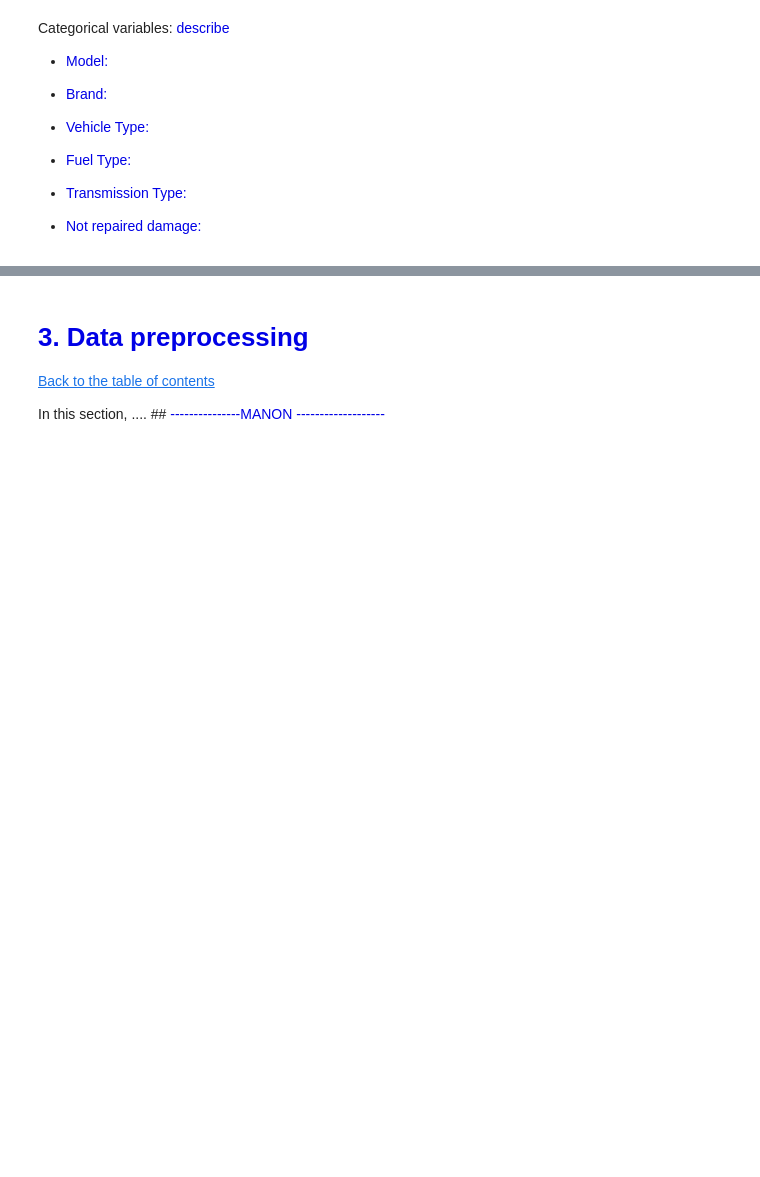
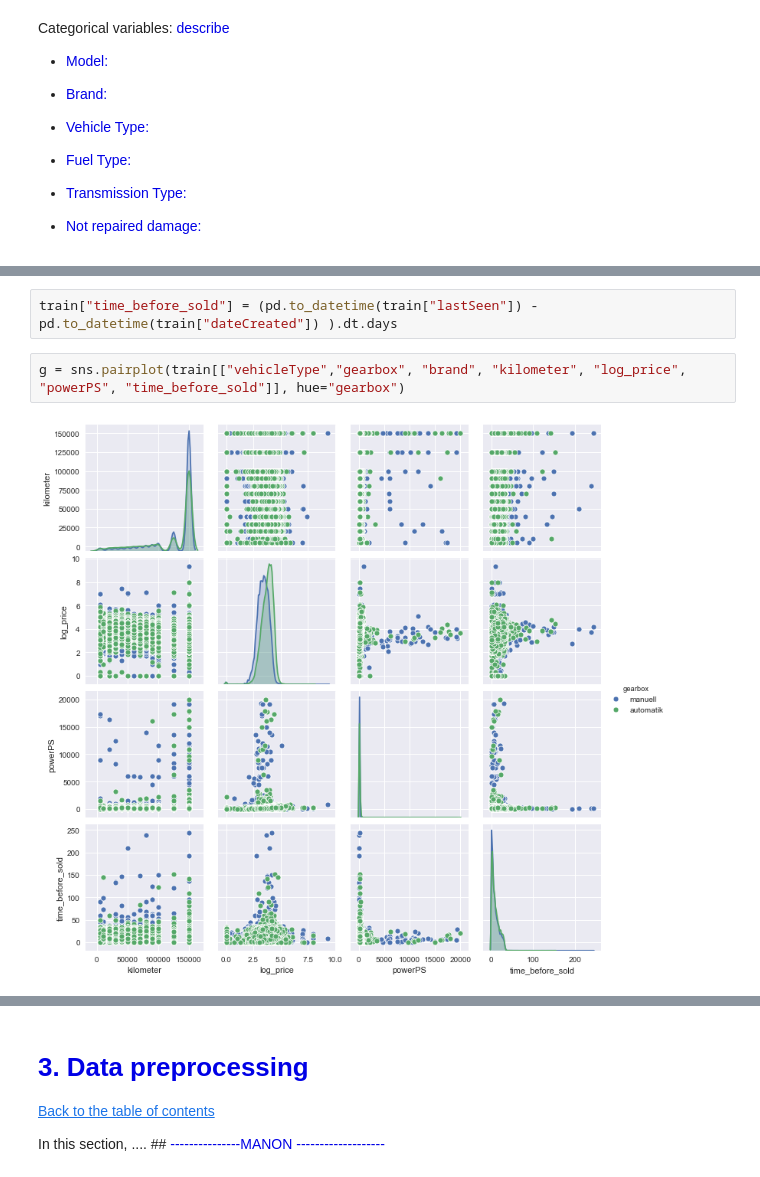
Before and after one commit to katymq/used_car_price_prediction-1, a Jupyter notebook: Used_Car_Price_starting_kit.ipynb, the cells around one changed output, grey strips where cells are left out. Saved outputs shown, nothing was run; the diff lists cells and outputs as text; blank space fills up the shorter version.

```diff
--- a/Used_Car_Price_starting_kit.ipynb
+++ b/Used_Car_Price_starting_kit.ipynb
@@ -574,0 +587,6 @@ plt.show()
+# %%
+train["time_before_sold"] = (pd.to_datetime(train["lastSeen"]) - pd.to_datetime(train["dateCreated"]) ).dt.days
+# %%
+g = sns.pairplot(train[["vehicleType","gearbox", "brand", "kilometer", "log_price", "powerPS", "time_before_sold"]], hue="gearbox")
+# %% [output]
+[figure, added]
```
Also changed, not shown: parts of 9 cells of this notebook, 3 other files.
